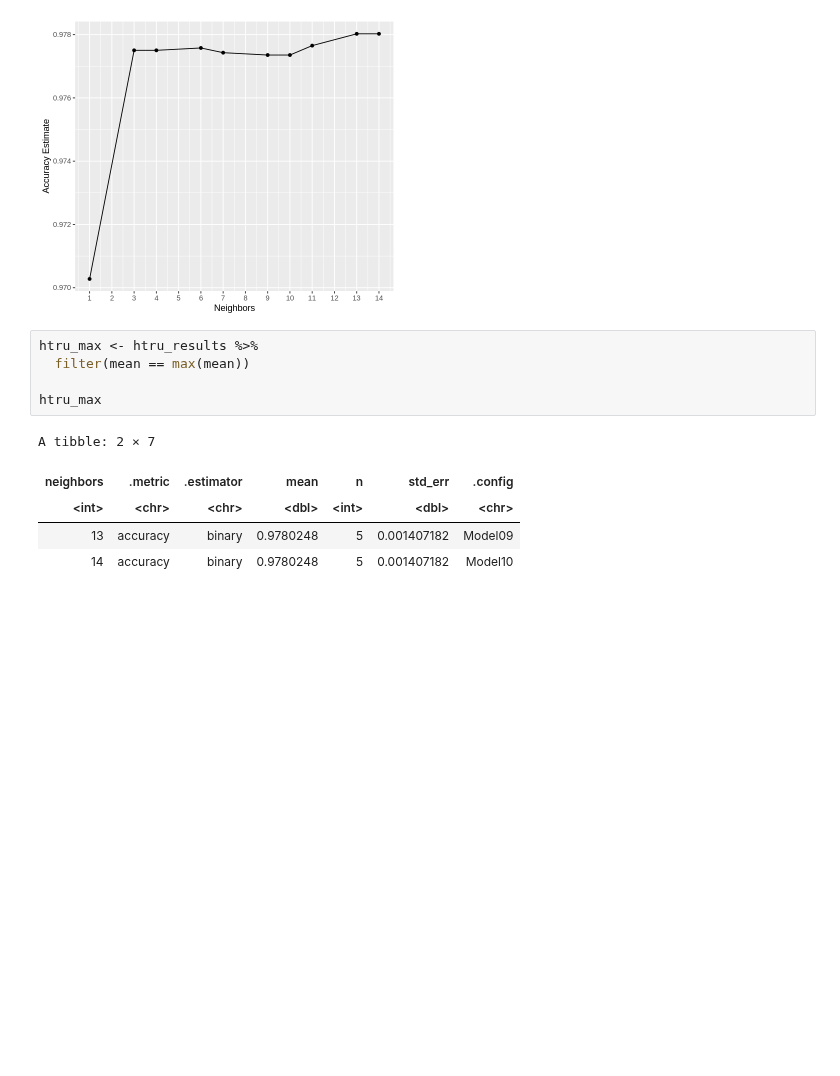
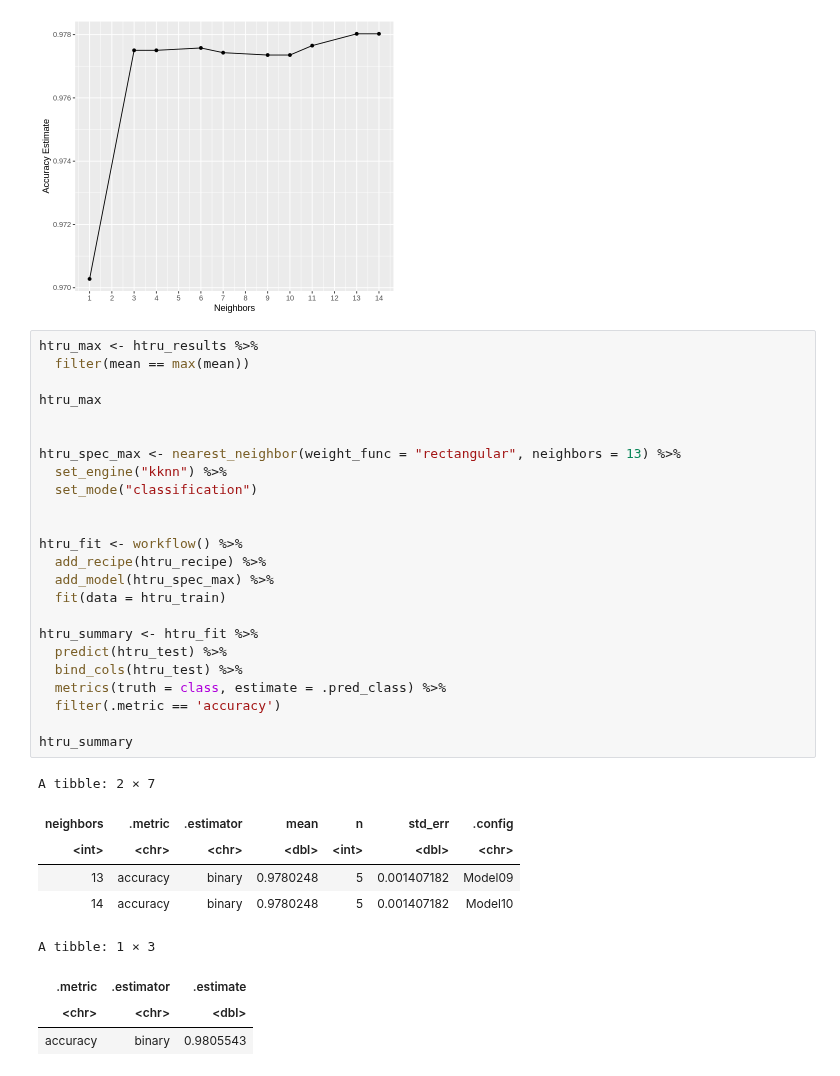
Before and after one commit to iaujla01/DSCI100Project, a Jupyter notebook: project_main.ipynb, the cells around one changed output. Saved outputs shown, nothing was run; the diff lists cells and outputs as text; blank space fills up the shorter version.

Commit message:
add summary

```diff
--- a/project_main.ipynb
+++ b/project_main.ipynb
@@ -127,14 +127,37 @@ A tibble: 2 × 7
 | 13 | accuracy | binary | 0.9780248 | 5 | 0.001407182 | Model09 |
 | 14 | accuracy | binary | 0.9780248 | 5 | 0.001407182 | Model10 |
 [figure]
-# %%
-htru_max <- htru_results %>%
-  filter(mean == max(mean))
-
-htru_max
-# %% [output]
-A tibble: 2 × 7
-| neighbors | .metric | .estimator | mean | n | std_err | .config |
-| <int> | <chr> | <chr> | <dbl> | <int> | <dbl> | <chr> |
-| 13 | accuracy | binary | 0.9780248 | 5 | 0.001407182 | Model09 |
-| 14 | accuracy | binary | 0.9780248 | 5 | 0.001407182 | Model10 |
+# %%
+htru_max <- htru_results %>%
+  filter(mean == max(mean))
+
+htru_max
+
+
+htru_spec_max <- nearest_neighbor(weight_func = "rectangular", neighbors = 13) %>%
+  set_engine("kknn") %>%
+  set_mode("classification")
+
+
+htru_fit <- workflow() %>%
+  add_recipe(htru_recipe) %>%
+  add_model(htru_spec_max) %>%
+  fit(data = htru_train)
+
+htru_summary <- htru_fit %>%
+  predict(htru_test) %>%
+  bind_cols(htru_test) %>%
+  metrics(truth = class, estimate = .pred_class) %>%
+  filter(.metric == 'accuracy')
+
+htru_summary
+# %% [output]
+A tibble: 2 × 7
+| neighbors | .metric | .estimator | mean | n | std_err | .config |
+| <int> | <chr> | <chr> | <dbl> | <int> | <dbl> | <chr> |
+| 13 | accuracy | binary | 0.9780248 | 5 | 0.001407182 | Model09 |
+| 14 | accuracy | binary | 0.9780248 | 5 | 0.001407182 | Model10 |
+A tibble: 1 × 3
+| .metric | .estimator | .estimate |
+| <chr> | <chr> | <dbl> |
+| accuracy | binary | 0.9805543 |
```
